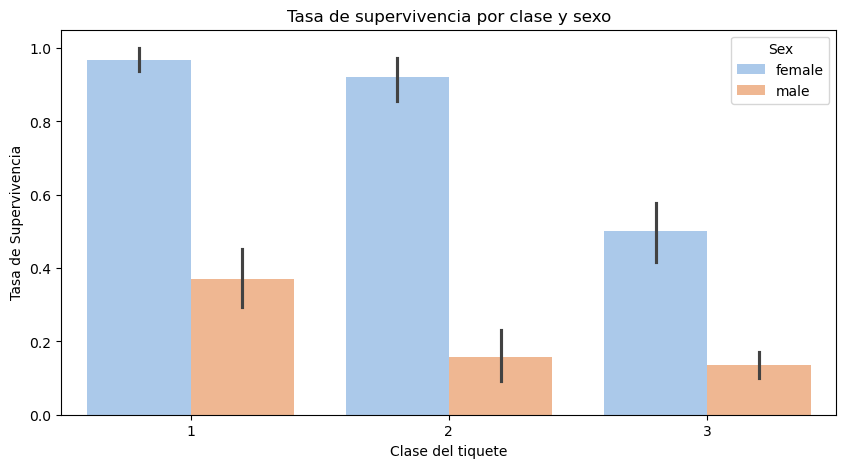
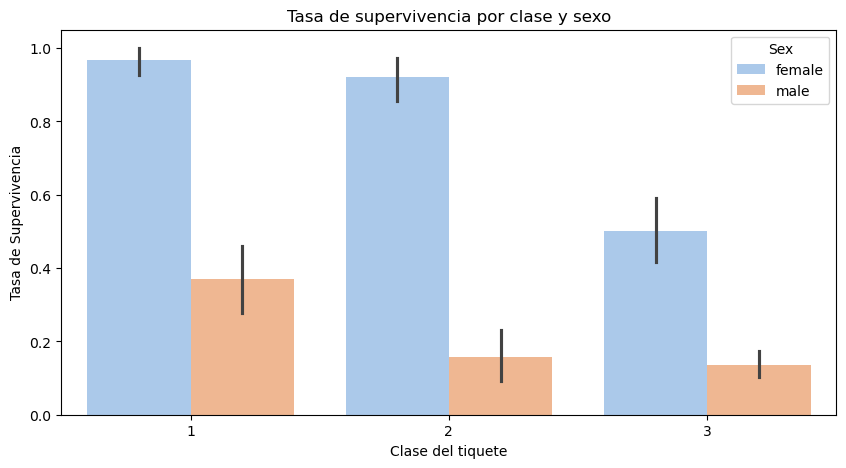
The change to this notebook cell's code, shown as a diff; its figure went from the first image to the second:
--- before
+++ after
@@ -1,5 +1,4 @@
 import matplotlib.pyplot as plt
 import seaborn as sns
-
 
 # 1
@@ -9,4 +8,5 @@
 plt.xlabel("Edad")
 plt.ylabel("Cantidad de pasajeros")
+plt.savefig('outputs/graficos/1_distribucion_edades.png', bbox_inches='tight')
 plt.show()
 
@@ -17,3 +17,4 @@
 plt.xlabel("Clase del tiquete")
 plt.ylabel("Tasa de Supervivencia")
+plt.savefig('outputs/graficos/2_supervivencia_clase_sexo.png', bbox_inches='tight')
 plt.show()

Commit: carpeta output hecha